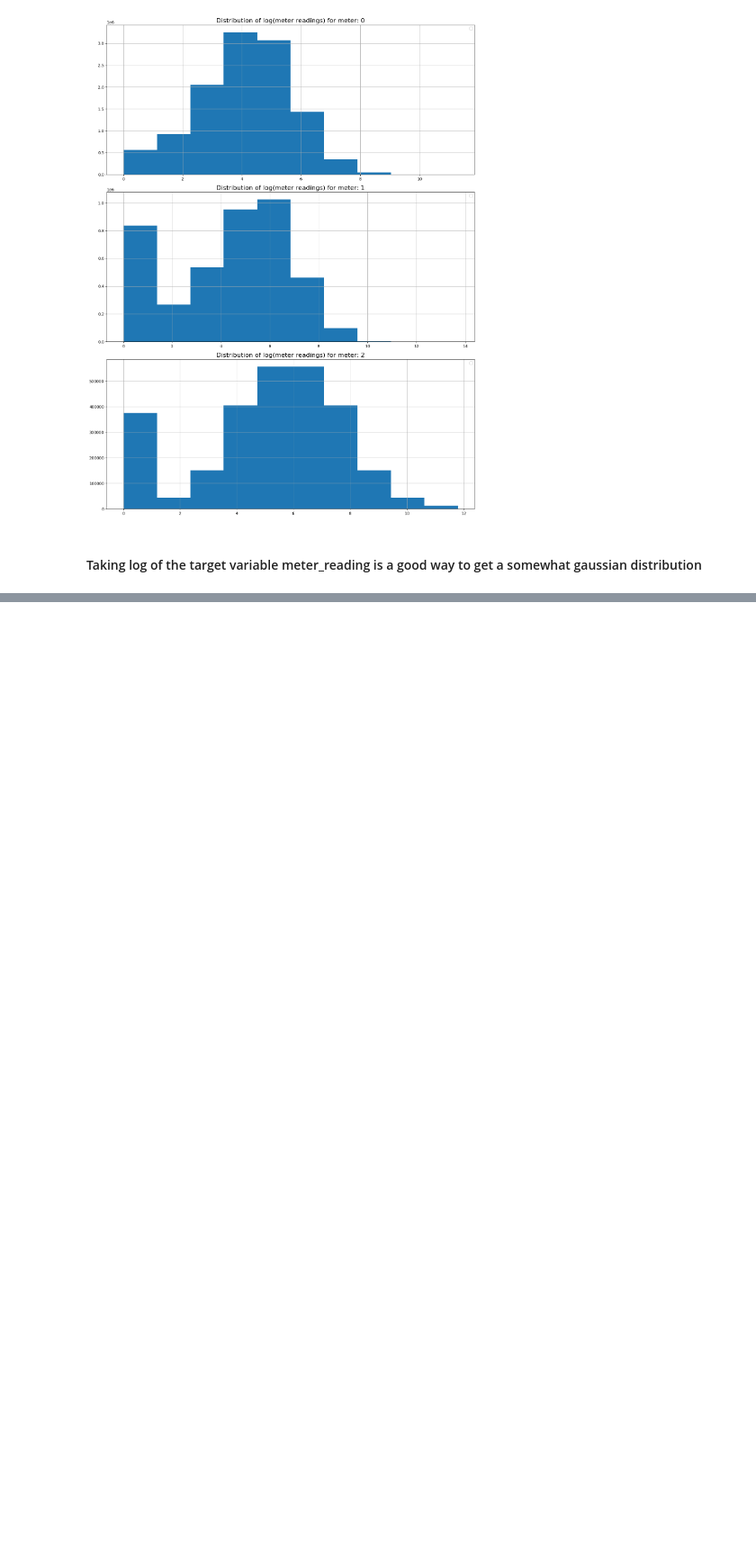
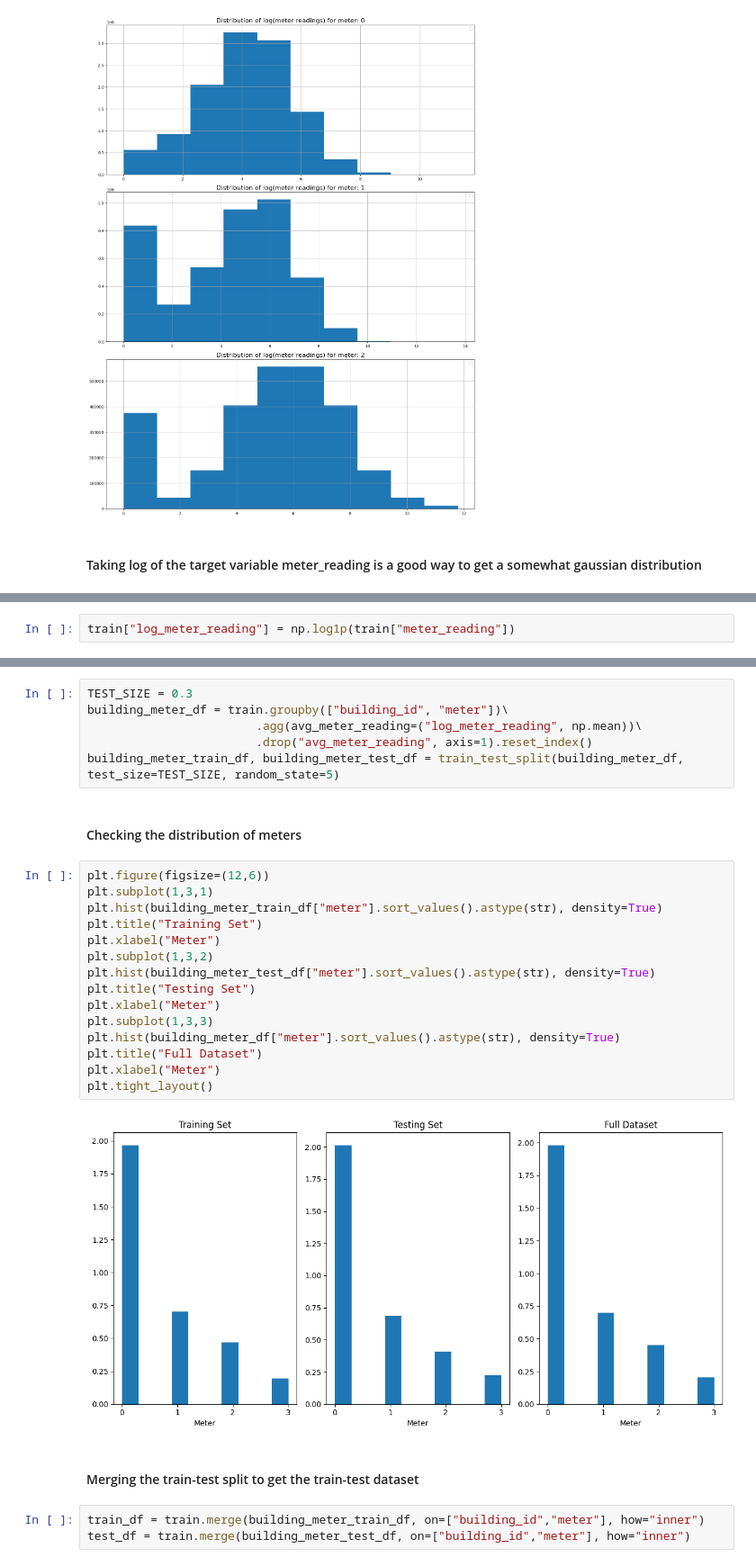
Before and after one commit to sharad5/EnergyPrediction-ASHRAE, a Jupyter notebook: code/EDA + Data Treatment (Sharad).ipynb, the cells around one changed output, grey strips where cells are left out. Shown at 90% size. Saved outputs shown, nothing was run; the diff lists cells and outputs as text; blank space fills up the shorter version.

```diff
--- a/code/EDA + Data Treatment (Sharad).ipynb
+++ b/code/EDA + Data Treatment (Sharad).ipynb
@@ -348,0 +331,2 @@ KeyboardInterrupt:
+# %%
+train["log_meter_reading"] = np.log1p(train["meter_reading"])
@@ -348,0 +520,30 @@ KeyboardInterrupt:
+# %%
+TEST_SIZE = 0.3
+building_meter_df = train.groupby(["building_id", "meter"])\
+                        .agg(avg_meter_reading=("log_meter_reading", np.mean))\
+                        .drop("avg_meter_reading", axis=1).reset_index()
+building_meter_train_df, building_meter_test_df = train_test_split(building_meter_df, test_size=TEST_SIZE, random_state=5)
+# %% [markdown]
+#### Checking the distribution of meters
+# %%
+plt.figure(figsize=(12,6))
+plt.subplot(1,3,1)
+plt.hist(building_meter_train_df["meter"].sort_values().astype(str), density=True)
+plt.title("Training Set")
+plt.xlabel("Meter")
+plt.subplot(1,3,2)
+plt.hist(building_meter_test_df["meter"].sort_values().astype(str), density=True)
+plt.title("Testing Set")
+plt.xlabel("Meter")
+plt.subplot(1,3,3)
+plt.hist(building_meter_df["meter"].sort_values().astype(str), density=True)
+plt.title("Full Dataset")
+plt.xlabel("Meter")
+plt.tight_layout()
+# %% [output]
+[figure, added]
+# %% [markdown]
+#### Merging the train-test split to get the train-test dataset
+# %%
+train_df = train.merge(building_meter_train_df, on=["building_id","meter"], how="inner")
+test_df = train.merge(building_meter_test_df, on=["building_id","meter"], how="inner")
```
Also changed, not shown: parts of 25 cells of this notebook.
